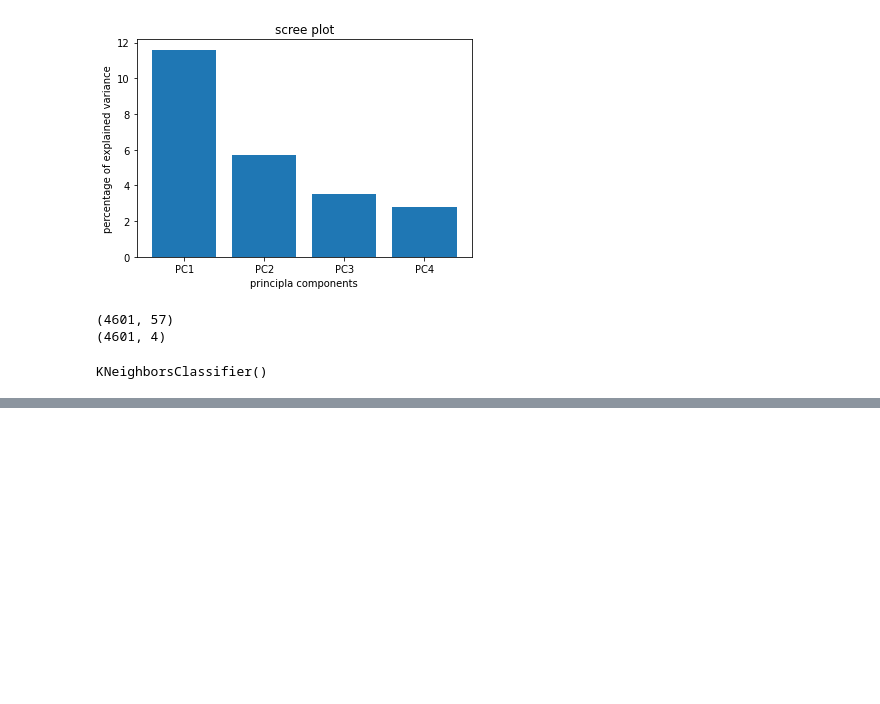
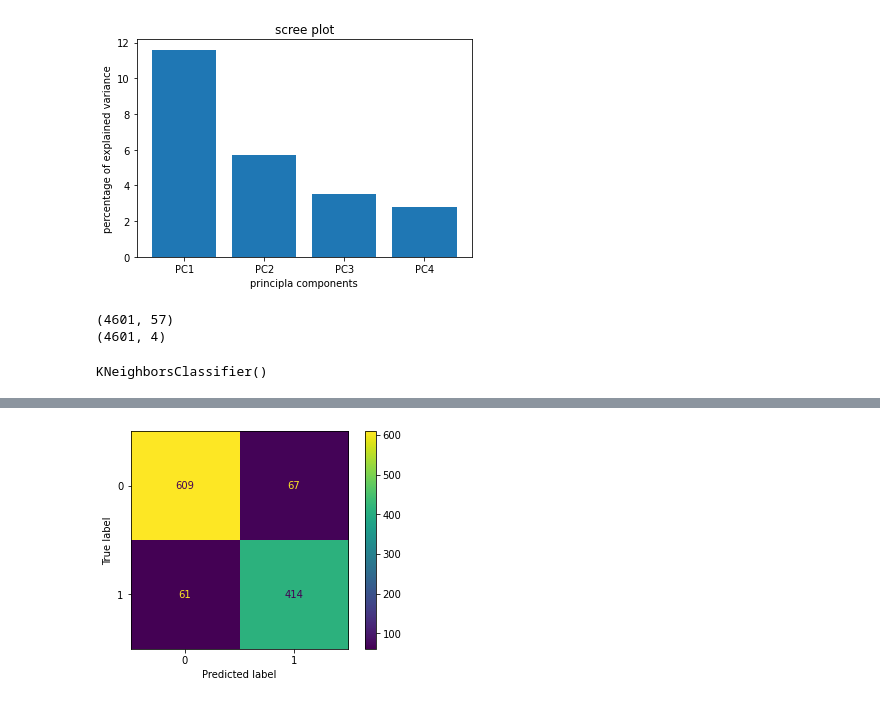
Before and after one commit to AshvinVignesh/Spam-Mail-Detection, a Jupyter notebook: SPAM_MAIL_CW.ipynb, the cells around one changed output, grey strips where cells are left out. Drawn from its saved outputs; the diff is of its cells as text; code cells hidden in the pictures; blank space fills up the shorter version.

```diff
--- a/SPAM_MAIL_CW.ipynb
+++ b/SPAM_MAIL_CW.ipynb
@@ -140,3 +140,9 @@ weighted avg       0.90      0.90      0.90      1151
+# %%
+# Create the confusion matrix
+cm = confusion_matrix(Y_test, predictions)
+ConfusionMatrixDisplay(confusion_matrix=cm).plot();
+# %% [output]
+[figure, added]
 # %%
 print(confusion_matrix(Y_test,predictions) )
 # %% [output]
```
Also changed, not shown: parts of 5 cells of this notebook.
